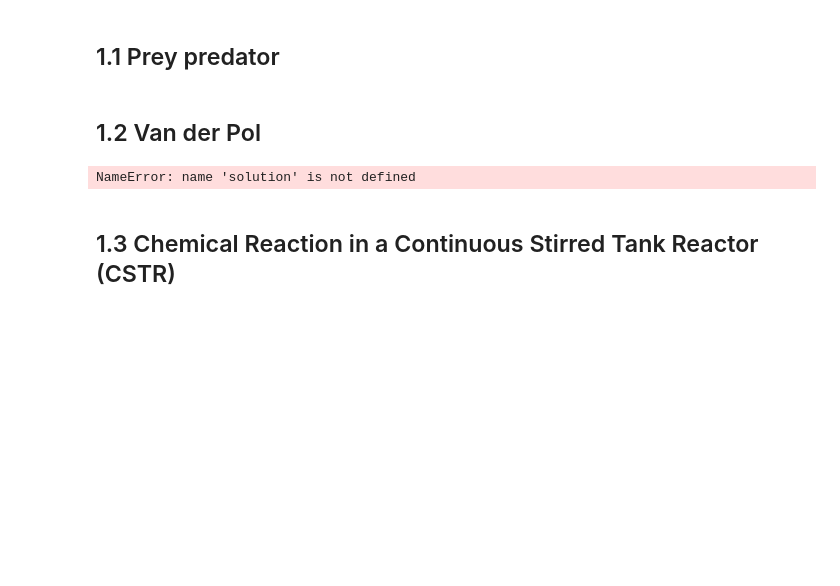
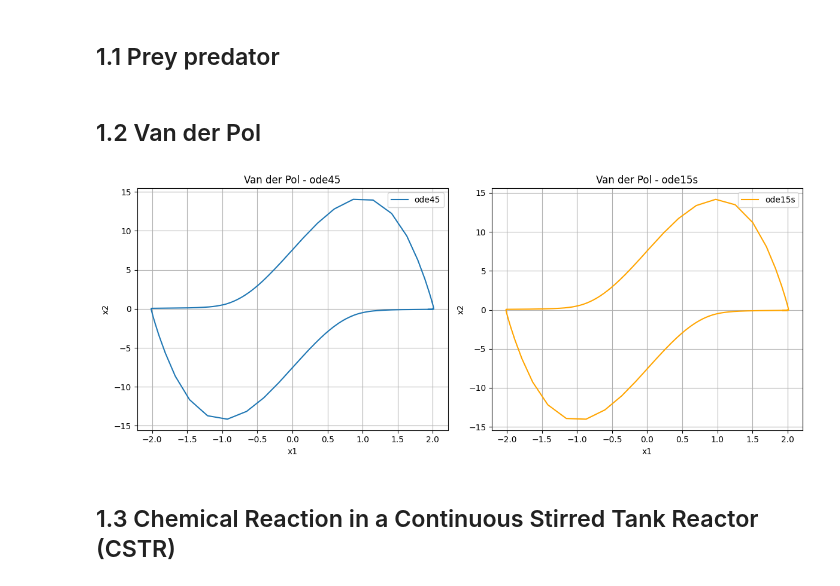
Before and after one commit to EstherCon0/SciComDiff, a Jupyter notebook: Exam.ipynb, the cells around one changed output. Cells and saved outputs as stored; diff of their text form; code cells hidden in the pictures; blank space fills up the shorter version.

```diff
--- a/Exam.ipynb
+++ b/Exam.ipynb
@@ -62,10 +62,10 @@ t_eval = np.linspace(t_span[0], t_span[1], 1000)
 
 sol_ode45 = solve_ivp(VanDerPol, t_span, x0, args=(mu,), t_eval=t_eval, method='RK45')
 
-sol_ode15s = solve_ivp(VanDerPol, t_span, x0, args=(mu,), t_eval=t_eval, method='BDF',jac = VanDerPol_jac)
+sol_ode15s = solve_ivp(VanDerPol, t_span, x0, args=(mu,), t_eval=t_eval, method='BDF',jac = VanDerPol_Jac)
 
 
-
+"""
 plt.plot(solution.t, solution.y[0], label='x1 (Position)')
 plt.plot(solution.t, solution.y[1], label='x2 (Velocity)')
 plt.xlabel('Time')
@@ -78,35 +78,35 @@ plt.show()
 plt.figure()
 plt.plot(solution.y[0], solution.y[1], label='Ode45')
 plt.xlabel('x1')
 plt.ylabel('x2')
 plt.legend()
 plt.title('Van der Pol Oscillator - Time Evolution')
 plt.grid()
 plt.show()
-
+"""
 fig, axs = plt.subplots(1, 2, figsize=(12, 5))
 
 
 # Plot RK45 (ode45)
 axs[0].plot(sol_ode45.y[0], sol_ode45.y[1], label='ode45')
 axs[0].set_xlabel('x1')
 axs[0].set_ylabel('x2')
 axs[0].set_title('Van der Pol - ode45')
 axs[0].legend()
 axs[0].grid()
 
 # Plot BDF (ode15s)
 axs[1].plot(sol_ode15s.y[0], sol_ode15s.y[1], label='ode15s', color='orange')
 axs[1].set_xlabel('x1')
 axs[1].set_ylabel('x2')
 axs[1].set_title('Van der Pol - ode15s')
 axs[1].legend()
 axs[1].grid()
 
 plt.tight_layout()
 plt.show()
 # %% [output]
-NameError: name 'solution' is not defined
+[figure, added]
 # %% [markdown]
 ## 1.3 Chemical Reaction in a Continuous Stirred Tank Reactor (CSTR)
 # %%
```
Also changed, not shown: parts of 1 cell of this notebook.
